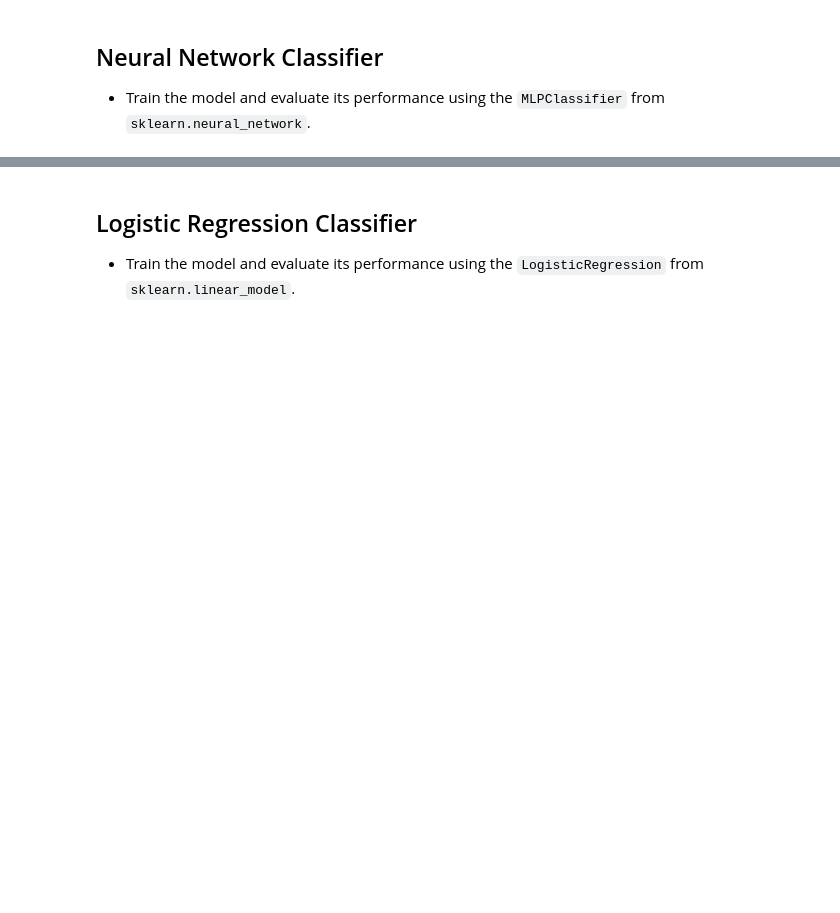
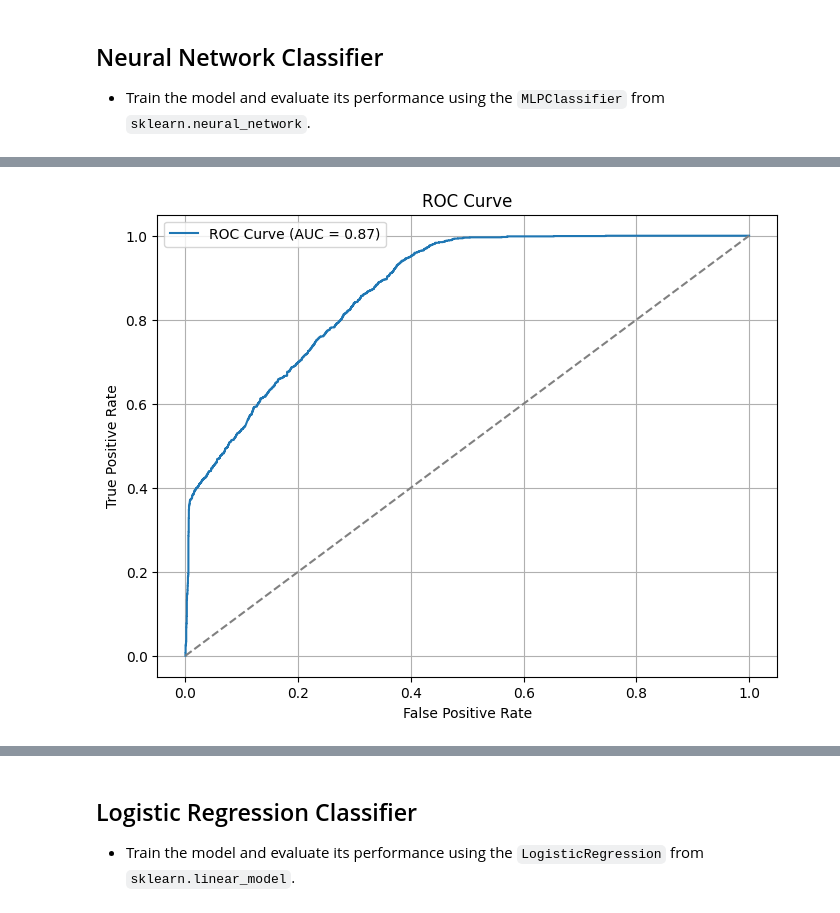
Before and after one commit to 1shaked/year_3, a Jupyter notebook: data mining/Final project Part 2/classfier.ipynb, the cells around one changed output, grey strips where cells are left out. Saved outputs shown, nothing was run; the diff lists cells and outputs as text; code cells hidden in the pictures; blank space fills up the shorter version.

```diff
--- a/data mining/Final project Part 2/classfier.ipynb
+++ b/data mining/Final project Part 2/classfier.ipynb
@@ -595,0 +758,3 @@ Fitting 3 folds for each of 24 candidates, totalling 72 fits
+# %%
+model, X_test_tensor, y_test = NeuralNetworkClassifierTrain(X_res, y_res, X_test, y_test, epochs=100, batch_size=64, lr=0.001)
+# %% [output]
@@ -595,0 +778 @@ Fitting 3 folds for each of 24 candidates, totalling 72 fits
+[figure, added]
```
Also changed, not shown: parts of 13 cells of this notebook.
